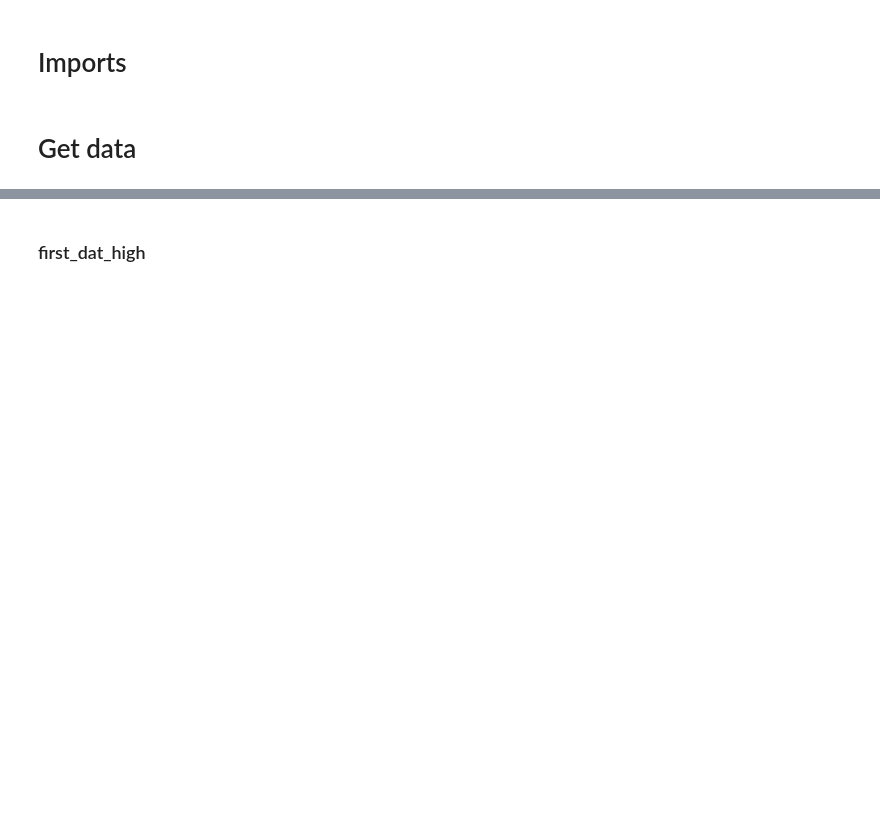
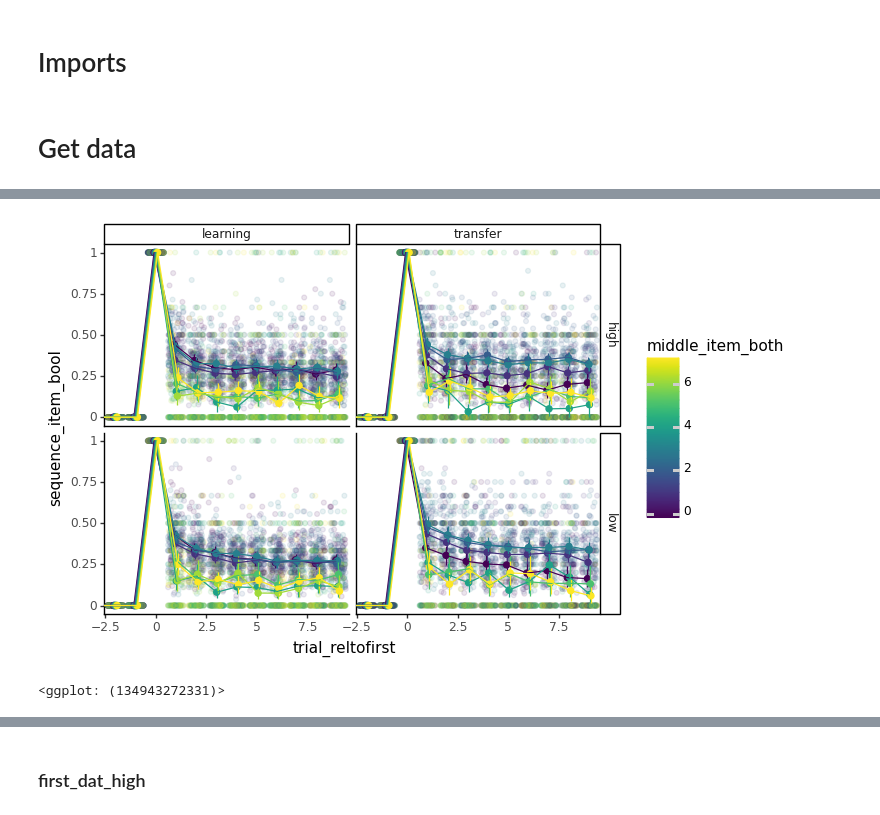
Before and after one commit to MariaEckstein/CHaRLy, a Jupyter notebook: CHaRLy_AmyData2-1.04ZoomingInOnLearningSequences.ipynb, the cells around one changed output, grey strips where cells are left out. Saved outputs shown, nothing was run; the diff lists cells and outputs as text; code cells hidden in the pictures; blank space fills up the shorter version.

```diff
--- a/CHaRLy_AmyData2-1.04ZoomingInOnLearningSequences.ipynb
+++ b/CHaRLy_AmyData2-1.04ZoomingInOnLearningSequences.ipynb
@@ -33,0 +202,12 @@ first_dat
+# %%
+subj_dat = f_dat.loc[
+    (f_dat['subtrial'] == f_dat['subtrial_sequence']) & (f_dat['middle_item_both'] < 8)
+].groupby(['sid', 'phase', 'trial_type', 'trial_reltofirst', 'middle_item_both']).aggregate('mean').reset_index()
+
+g += gg.aes(color='middle_item_both', group='middle_item_both')
+g.data = subj_dat
+print(g)
+g.save(os.path.join(plot_dir, '104_repeatItemsAfterDiscoveryByItem.png'))
+# %% [output]
+[figure, added]
+<ggplot: (134943272331)>
```
Also changed, not shown: parts of 77 cells of this notebook.
